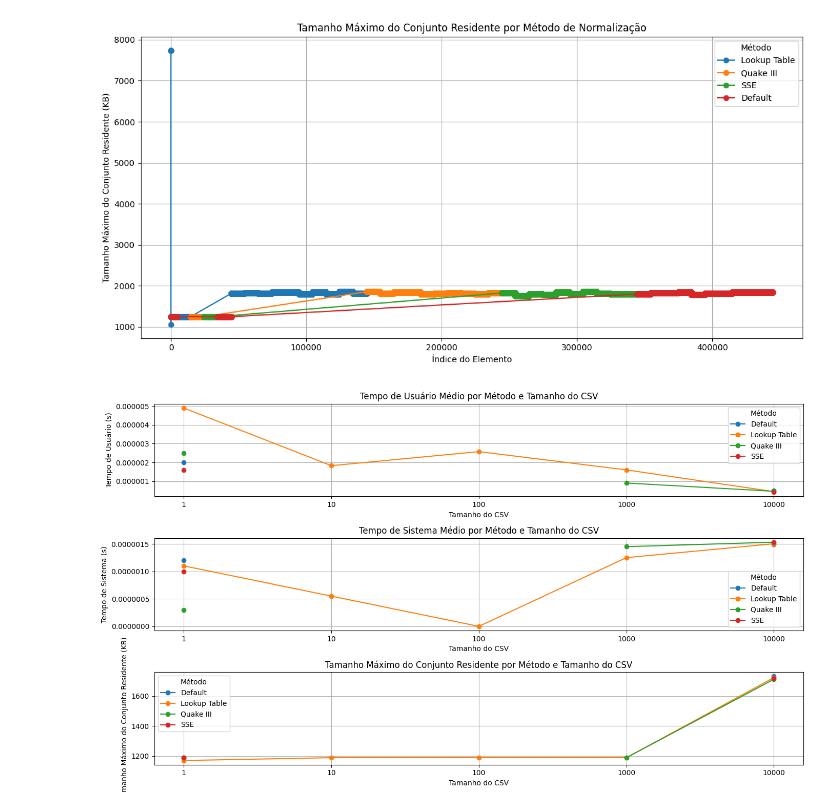
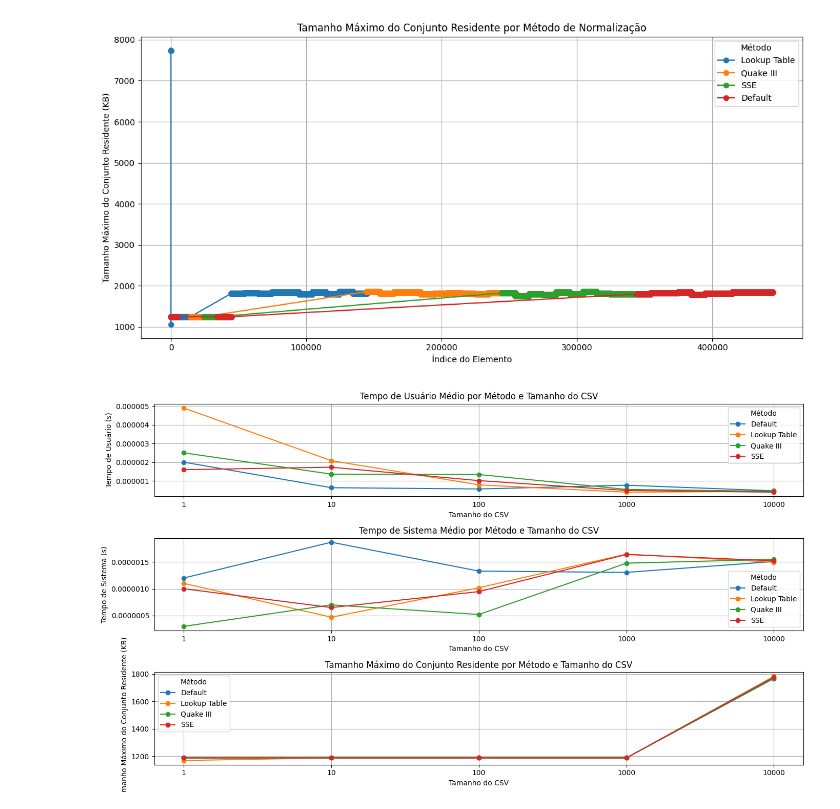
Before and after one commit to marcosffp/arquitetura-de-computadores, a Jupyter notebook: TP1/benchmark_plots.ipynb, the cells around one changed output. Cells and saved outputs as stored; diff of their text form; code cells hidden in the pictures.

Commit message:
update plot

```diff
--- a/TP1/benchmark_plots.ipynb
+++ b/TP1/benchmark_plots.ipynb
@@ -62,11 +62,11 @@ csv_sizes = []
 for i in range(len(df)):
     if i < 40:
         csv_sizes.append(1)
-    elif i < 80:
+    elif i < 400:
         csv_sizes.append(10)
-    elif i < 120:
+    elif i < 4000:
         csv_sizes.append(100)
-    elif i < 160:
+    elif i < 40000:
         csv_sizes.append(1000)
     else:
         csv_sizes.append(10000)
@@ -99,31 +99,31 @@ plt.legend(title='Método')
 plt.grid(True)
 plt.gca().get_yaxis().get_major_formatter().set_scientific(False)  # Desativa notação científica
 
 # Gráfico de Tempo de Sistema
 plt.subplot(3, 1, 2)
 for method in methods:
     plt.plot(x_positions, avg_data[method]['SystemTime'], marker='o', label=method)
 plt.xticks(x_positions, x_labels)
 plt.xlabel('Tamanho do CSV')
 plt.ylabel('Tempo de Sistema (s)')
 plt.title('Tempo de Sistema Médio por Método e Tamanho do CSV')
 plt.legend(title='Método')
 plt.grid(True)
 plt.gca().get_yaxis().get_major_formatter().set_scientific(False)  # Desativa notação científica
 
 # Gráfico de Tamanho Máximo do Conjunto Residente
 plt.subplot(3, 1, 3)
 for method in methods:
     plt.plot(x_positions, avg_data[method]['MaxResidentSetSize'], marker='o', label=method)
 plt.xticks(x_positions, x_labels)
 plt.xlabel('Tamanho do CSV')
 plt.ylabel('Tamanho Máximo do Conjunto Residente (KB)')
 plt.title('Tamanho Máximo do Conjunto Residente por Método e Tamanho do CSV')
 plt.legend(title='Método')
 plt.grid(True)
 
 # Ajustar layout e mostrar os gráficos
 plt.tight_layout()
 plt.show()
 # %% [output]
-[figure, old version]
+[figure, new version]
```
Also changed, not shown: 1 other file.
